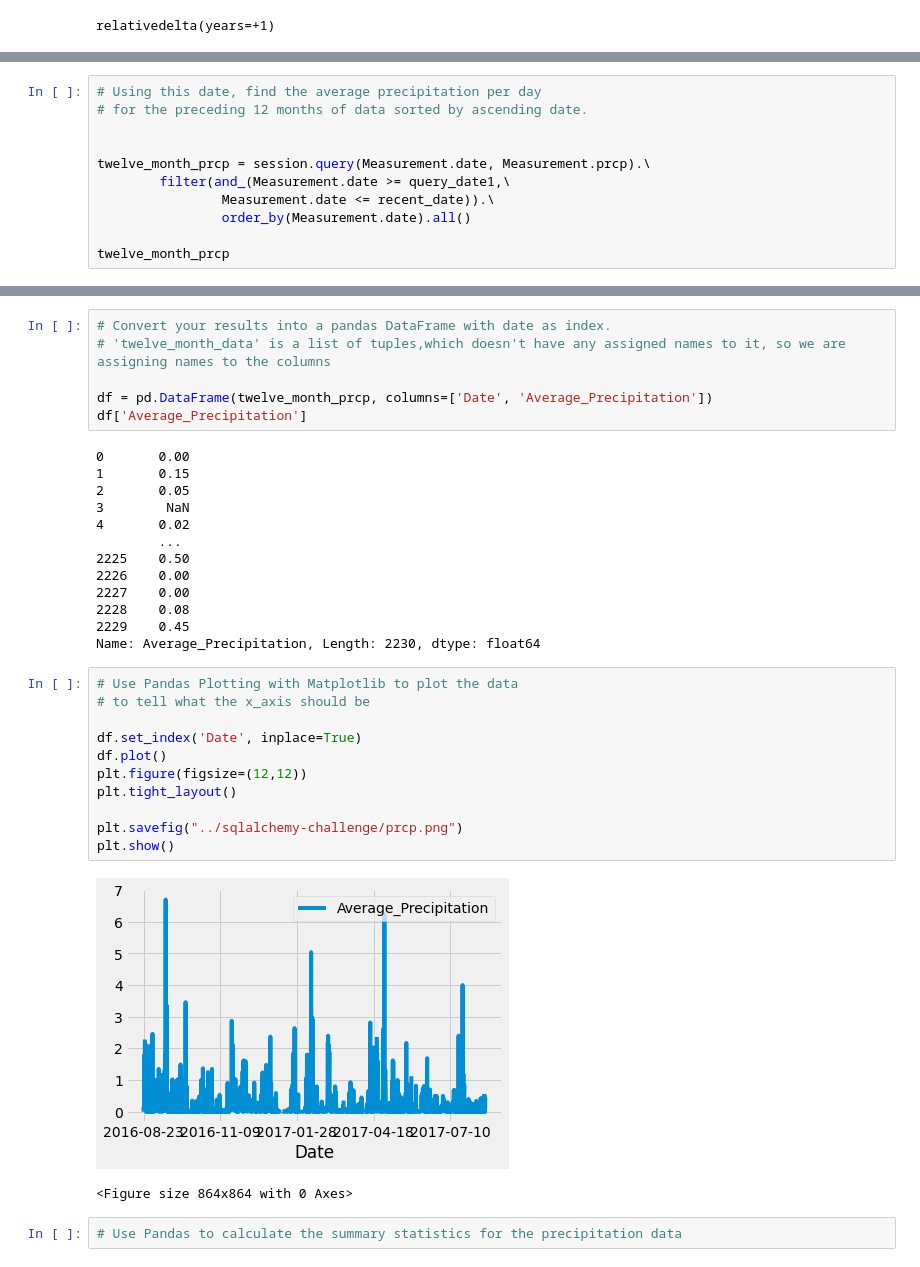
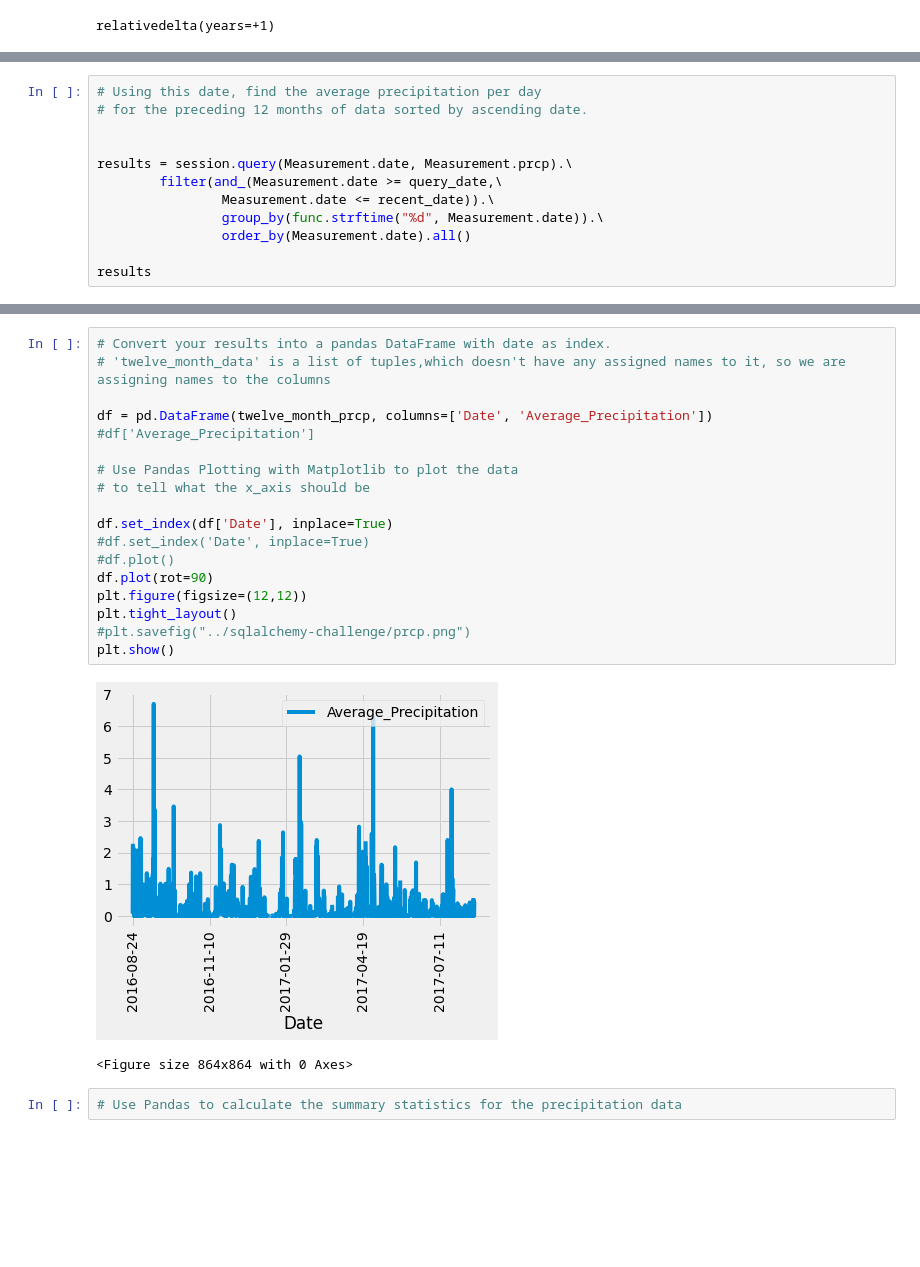
Before and after one commit to uzmabb182/sqlalchemy-challenge, a Jupyter notebook: climate_starter.ipynb, the cells around one changed output, grey strips where cells are left out. Cells and saved outputs as stored; diff of their text form; blank space fills up the shorter version.

```diff
--- a/climate_starter.ipynb
+++ b/climate_starter.ipynb
@@ -210,10 +162,11 @@ datetime.date(2016, 8, 23)
 # for the preceding 12 months of data sorted by ascending date.
 
 
-twelve_month_prcp = session.query(Measurement.date, Measurement.prcp).\
-        filter(and_(Measurement.date >= query_date1,\
+results = session.query(Measurement.date, Measurement.prcp).\
+        filter(and_(Measurement.date >= query_date,\
                 Measurement.date <= recent_date)).\
+                group_by(func.strftime("%d", Measurement.date)).\
                 order_by(Measurement.date).all()
 
-twelve_month_prcp
+results
 # %% [output]
@@ -237,36 +215,24 @@ twelve_month_prcp
 # %%
 # Convert your results into a pandas DataFrame with date as index.
 # 'twelve_month_data' is a list of tuples,which doesn't have any assigned names to it, so we are assigning names to the columns
 
 df = pd.DataFrame(twelve_month_prcp, columns=['Date', 'Average_Precipitation'])
-df['Average_Precipitation']
+#df['Average_Precipitation']
+
+# Use Pandas Plotting with Matplotlib to plot the data
+# to tell what the x_axis should be
+
+df.set_index(df['Date'], inplace=True)
+#df.set_index('Date', inplace=True)
+#df.plot()
+df.plot(rot=90)
+plt.figure(figsize=(12,12))
+plt.tight_layout()
+#plt.savefig("../sqlalchemy-challenge/prcp.png")
+plt.show()
 # %% [output]
+[figure, added]
-0       0.00
-1       0.15
-2       0.05
-3        NaN
-4       0.02
-        ...
-2225    0.50
-2226    0.00
-2227    0.00
-2228    0.08
-2229    0.45
-Name: Average_Precipitation, Length: 2230, dtype: float64
+<Figure size 864x864 with 0 Axes>
-# %%
-# Use Pandas Plotting with Matplotlib to plot the data
-# to tell what the x_axis should be
-
-df.set_index('Date', inplace=True)
-df.plot()
-plt.figure(figsize=(12,12))
-plt.tight_layout()
-
-plt.savefig("../sqlalchemy-challenge/prcp.png")
-plt.show()
-# %% [output]
-[figure, removed]
-<Figure size 864x864 with 0 Axes>
 # %%
 # Use Pandas to calculate the summary statistics for the precipitation data
 # %%
```
Also changed, not shown: parts of 27 cells of this notebook, 14 other files.
